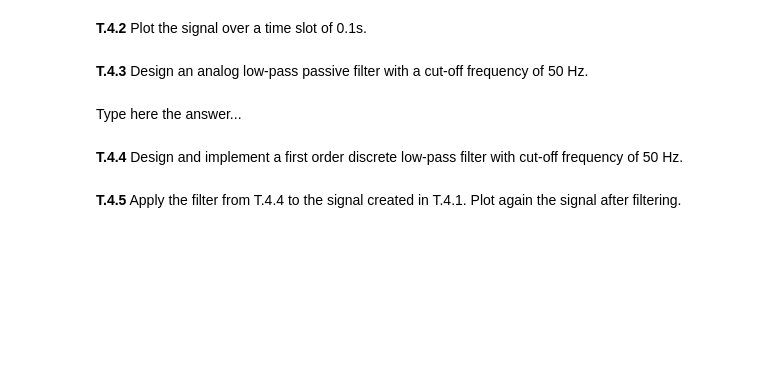
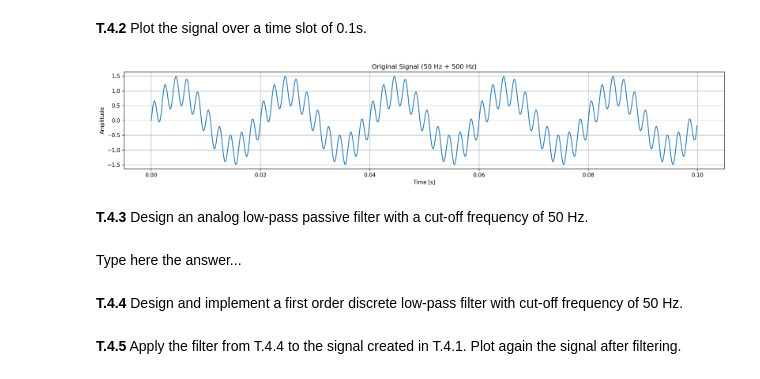
Before and after one commit to samuele-ribaudo/humanoid-sensors-and-actuators, a Jupyter notebook: T5/code/Tutorial_5.ipynb, the cells around one changed output. Cells and saved outputs as stored; diff of their text form; code cells hidden in the pictures; blank space fills up the shorter version.

```diff
--- a/T5/code/Tutorial_5.ipynb
+++ b/T5/code/Tutorial_5.ipynb
@@ -197,3 +215,19 @@ Type here the answer...
+# %%
+import numpy as np
+import matplotlib.pyplot as plt
+from scipy import signal
+
+fs = 10000
+t = np.arange(0, 0.1, 1/fs)
+
+# Sine waves
+f1, A1 = 50, 1.0
+f2, A2 = 500, 0.5
+
+# Generate signals
+s1 = A1 * np.sin(2 * np.pi * f1 * t)
+s2 = A2 * np.sin(2 * np.pi * f2 * t)
+signal_t41 = s1 + s2  # Superposed signal
 # %% [markdown]
 
 
@@ -203,3 +235,13 @@ Type here the answer...
+# %%
+plt.figure(figsize=(20, 15), dpi=150)
+plt.subplot(4, 1, 1)
+plt.plot(t, signal_t41)
+plt.title('Original Signal (50 Hz + 500 Hz)')
+plt.xlabel('Time [s]')
+plt.ylabel('Amplitude')
+plt.grid(True)
+# %% [output]
+[figure, added]
 # %% [markdown]
 **T.4.3** Design an analog low-pass passive filter with a cut-off frequency of 50 Hz.
 # %% [markdown]
```
Also changed, not shown: parts of 31 cells of this notebook.
